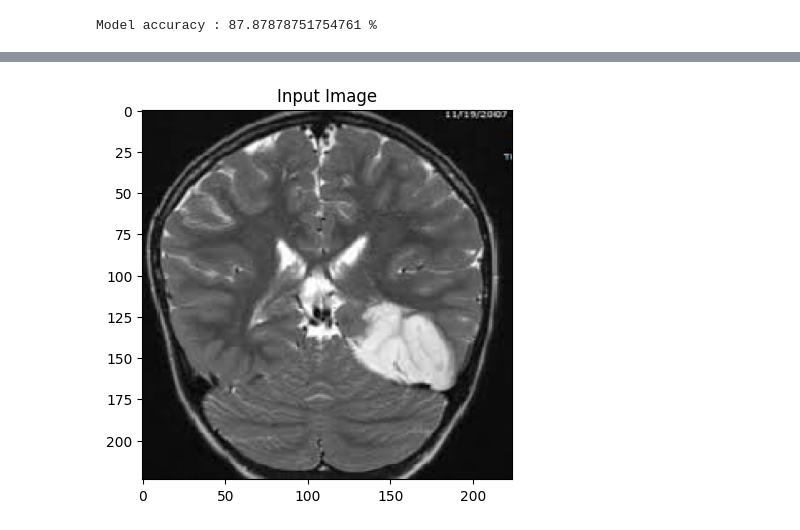
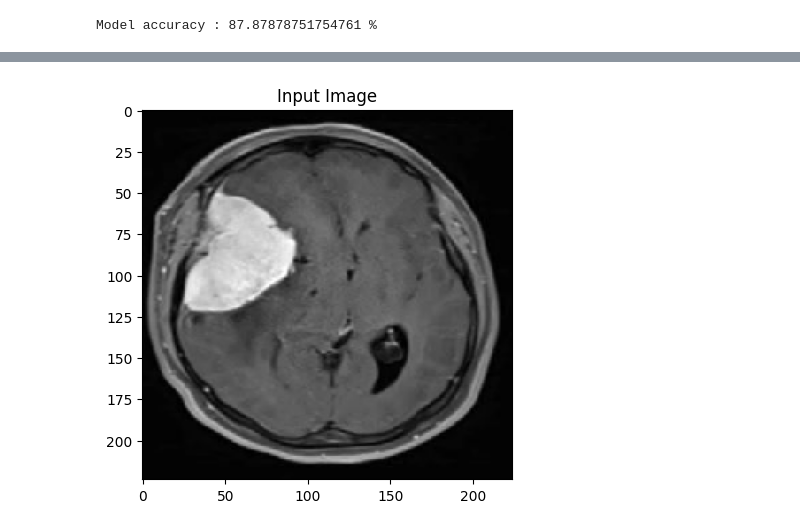
Before and after one commit to BytecodeAbhishek/Brain-Tumor-Detection-System, a Jupyter notebook: Brain_Tumor_Detection.ipynb, the cells around one changed output, grey strips where cells are left out. Cells and saved outputs as stored; diff of their text form; code cells hidden in the pictures.

```diff
--- a/Brain_Tumor_Detection.ipynb
+++ b/Brain_Tumor_Detection.ipynb
@@ -235,2 +245,20 @@ Model accuracy : 87.87878751754761 %
 # %%
 from tensorflow.keras.preprocessing import image
+# %%
+# prediction of the images
+
+path = "/content/train/no/17 no.jpg"
+sample_img = image.load_img(path, target_size=(224, 224))
+sample_input = np.expand_dims(image.img_to_array(sample_img), axis=0)
+sample_input = preprocess_input(sample_input)
+
+sample_pred = model.predict(sample_input)
+
+if sample_pred[0] < 0.5:
+    print("The MRI scan is of a healthy brain.")
+else:
+    print("The MRI scan is of a brain tumor.")
+# Displaying the image
+plt.imshow(sample_img)
+plt.title("Input Image")
+plt.show()
@@ -237,22 +269,19 @@ from tensorflow.keras.preprocessing import image
 # %%
 # prediction of the images
 
-path = "/content/brain_tumor_dataset/yes/Y250.jpg"
-img = image.load_img(path, target_size=(224,224))
+path = "/content/brain_tumor_dataset/yes/Y243.JPG"
+sample_img = image.load_img(path, target_size=(224, 224))
+sample_input = np.expand_dims(image.img_to_array(sample_img), axis=0)
+sample_input = preprocess_input(sample_input)
 
-i = image.img_to_array(img)/255
-input_arr = np.array([i])
-input_arr.shape
+sample_pred = model.predict(sample_input)
 
-pred = np.argmax(model.predict(input_arr))
-
-if pred ==0 :
-  print("The MRI scan is of brain tumor")
+if sample_pred[0] < 0.5:
+    print("The MRI scan is of a healthy brain.")
 else:
-  print("The MRI scan is of healthy brain")
-
-# Displaying image
-plt.imshow(input_arr[0])
+    print("The MRI scan is of a brain tumor.")
+# Displaying the image
+plt.imshow(sample_img)
 plt.title("Input Image")
 plt.show()
 # %% [output]
@@ -261 +290 @@ The MRI scan is of brain tumor
-[figure, old version]
+[figure, new version]
```
Also changed, not shown: parts of 16 cells of this notebook, 1 other file.
